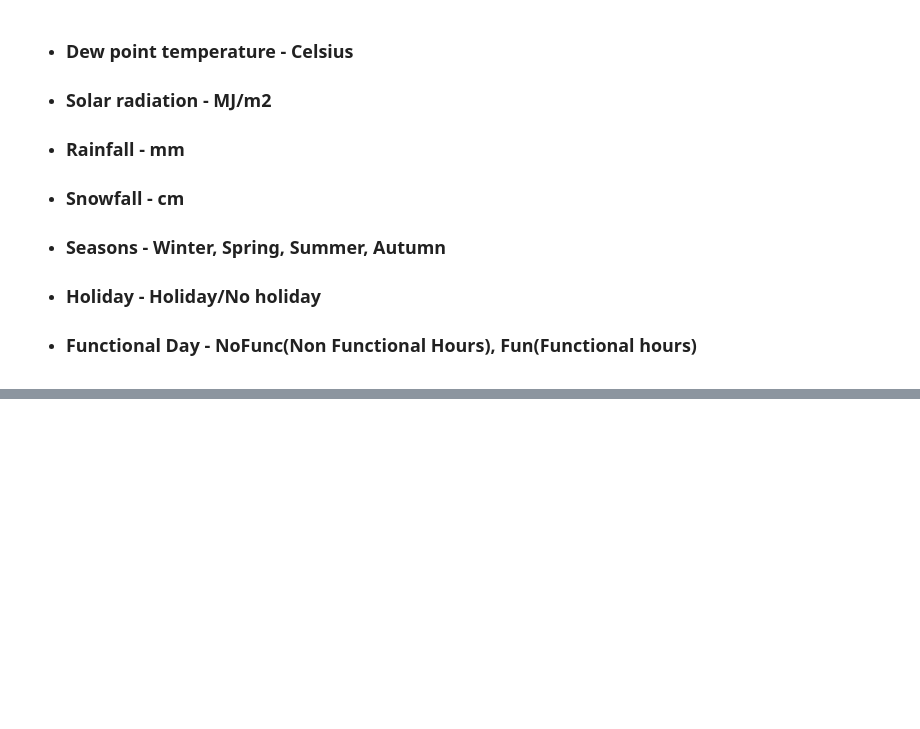
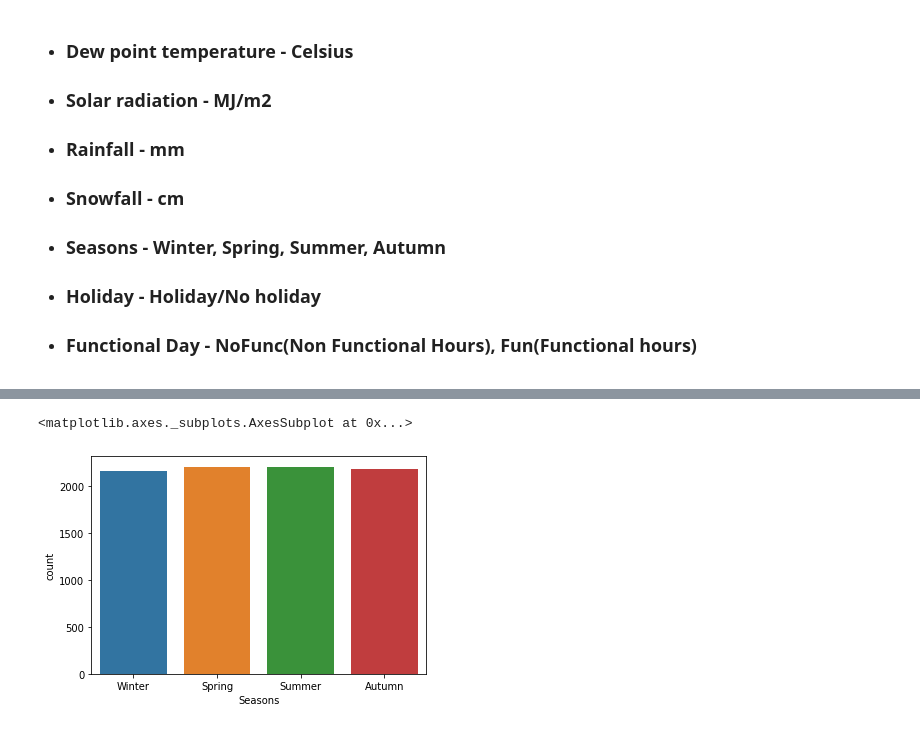
Before and after one commit to AtulChouhan0/Bike-Sharing-Demand-Prediction, a Jupyter notebook: Bike_Sharing_Demand_Prediction_Capstone_Project.ipynb, the cells around one changed output, grey strips where cells are left out. Cells and saved outputs as stored; diff of their text form; code cells hidden in the pictures; blank space fills up the shorter version.

```diff
--- a/Bike_Sharing_Demand_Prediction_Capstone_Project.ipynb
+++ b/Bike_Sharing_Demand_Prediction_Capstone_Project.ipynb
@@ -42,0 +59,5 @@ df = pd.read_csv(path, encoding= 'unicode_escape')
+# %%
+sns.countplot(df['Seasons'])
+# %% [output]
+<matplotlib.axes._subplots.AxesSubplot at 0x...>
+[figure, added]
```
Also changed, not shown: parts of 69 cells of this notebook.
